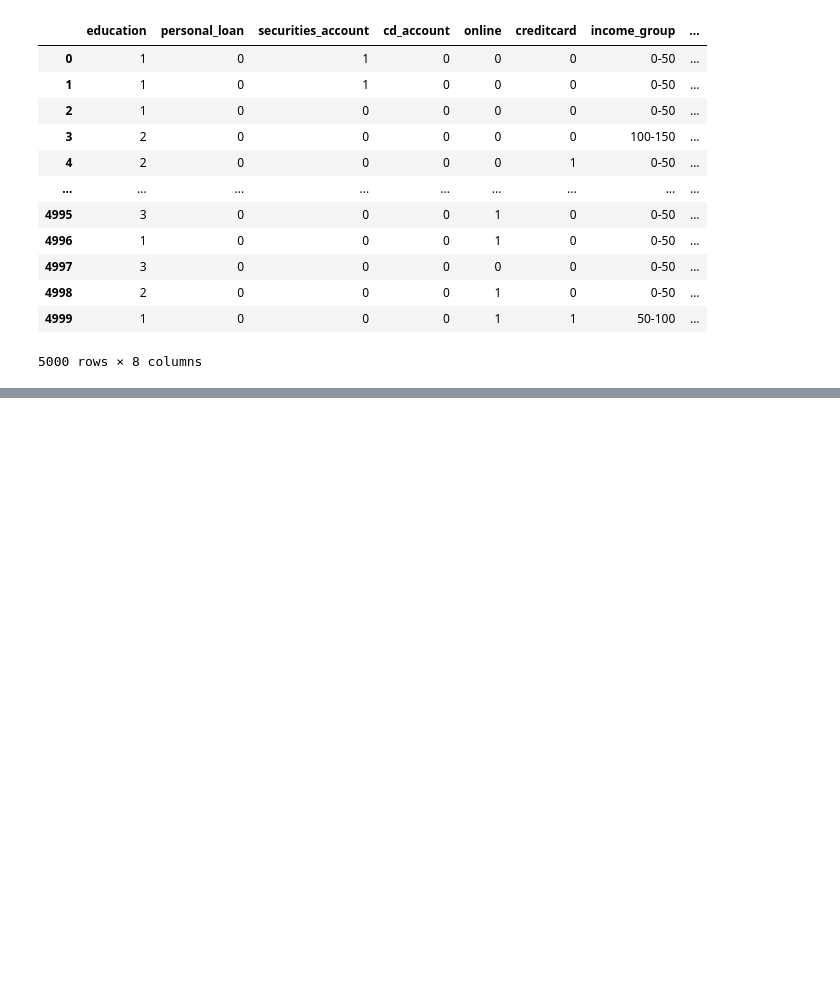
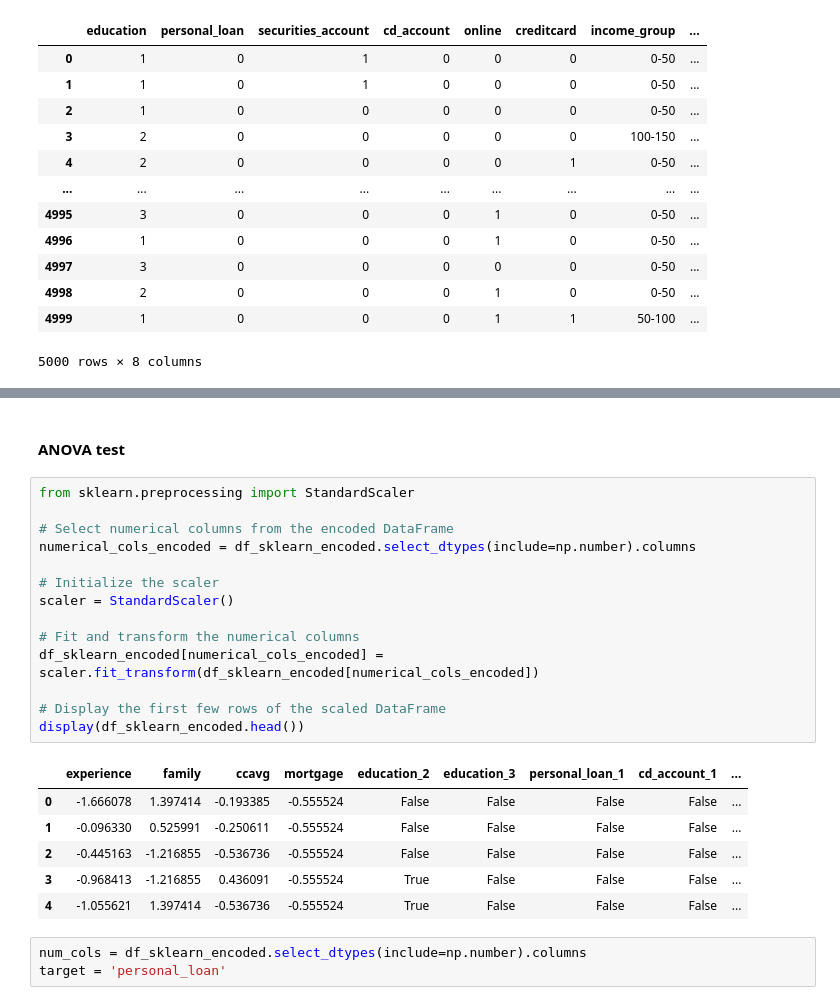
Before and after one commit to spurthip28-bit/Supervised-Learning, a Jupyter notebook: Bank_Personal_Loan_Modeling.ipynb, the cells around one changed output, grey strips where cells are left out. Cells and saved outputs as stored; diff of their text form; blank space fills up the shorter version.

```diff
--- a/Bank_Personal_Loan_Modeling.ipynb
+++ b/Bank_Personal_Loan_Modeling.ipynb
@@ -357,0 +551,26 @@ df_sklearn_encoded
+# %% [markdown]
+#### **ANOVA test**
+# %%
+from sklearn.preprocessing import StandardScaler
+
+# Select numerical columns from the encoded DataFrame
+numerical_cols_encoded = df_sklearn_encoded.select_dtypes(include=np.number).columns
+
+# Initialize the scaler
+scaler = StandardScaler()
+
+# Fit and transform the numerical columns
+df_sklearn_encoded[numerical_cols_encoded] = scaler.fit_transform(df_sklearn_encoded[numerical_cols_encoded])
+
+# Display the first few rows of the scaled DataFrame
+display(df_sklearn_encoded.head())
+# %% [output]
+|  | experience | family | ccavg | mortgage | education_2 | education_3 | personal_loan_1 | cd_account_1 | ... |
+| 0 | -1.666078 | 1.397414 | -0.193385 | -0.555524 | False | False | False | False | ... |
+| 1 | -0.096330 | 0.525991 | -0.250611 | -0.555524 | False | False | False | False | ... |
+| 2 | -0.445163 | -1.216855 | -0.536736 | -0.555524 | False | False | False | False | ... |
+| 3 | -0.968413 | -1.216855 | 0.436091 | -0.555524 | True | False | False | False | ... |
+| 4 | -1.055621 | 1.397414 | -0.536736 | -0.555524 | True | False | False | False | ... |
+# %%
+num_cols = df_sklearn_encoded.select_dtypes(include=np.number).columns
+target = 'personal_loan'
```
Also changed, not shown: parts of 31 cells of this notebook.
